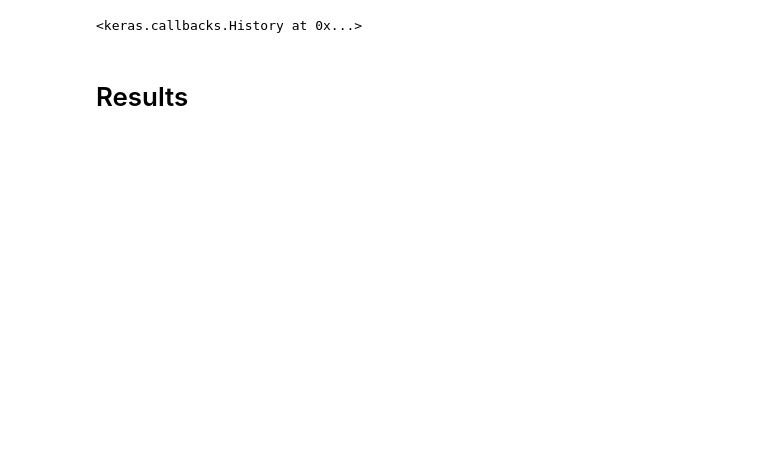
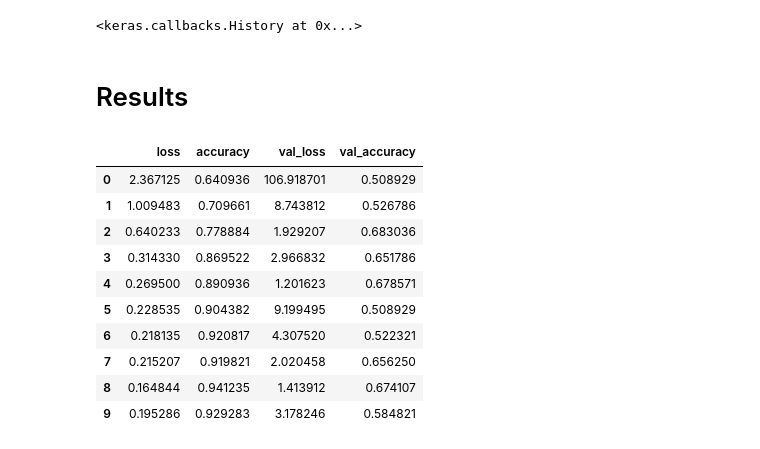
Before and after one commit to MahyarFardin/Neural-Networks, a Jupyter notebook: CNN/corona_detection/with 3 channels/Corona_Detection.ipynb, the cells around one changed output. Saved outputs shown, nothing was run; the diff lists cells and outputs as text; code cells hidden in the pictures; blank space fills up the shorter version.

```diff
--- a/CNN/corona_detection/with 3 channels/Corona_Detection.ipynb
+++ b/CNN/corona_detection/with 3 channels/Corona_Detection.ipynb
@@ -228,0 +236,14 @@ Epoch 13/15
+# %%
+history
+# %% [output]
+|  | loss | accuracy | val_loss | val_accuracy |
+| 0 | 2.367125 | 0.640936 | 106.918701 | 0.508929 |
+| 1 | 1.009483 | 0.709661 | 8.743812 | 0.526786 |
+| 2 | 0.640233 | 0.778884 | 1.929207 | 0.683036 |
+| 3 | 0.314330 | 0.869522 | 2.966832 | 0.651786 |
+| 4 | 0.269500 | 0.890936 | 1.201623 | 0.678571 |
+| 5 | 0.228535 | 0.904382 | 9.199495 | 0.508929 |
+| 6 | 0.218135 | 0.920817 | 4.307520 | 0.522321 |
+| 7 | 0.215207 | 0.919821 | 2.020458 | 0.656250 |
+| 8 | 0.164844 | 0.941235 | 1.413912 | 0.674107 |
+| 9 | 0.195286 | 0.929283 | 3.178246 | 0.584821 |
```
Also changed, not shown: parts of 8 cells of this notebook.
